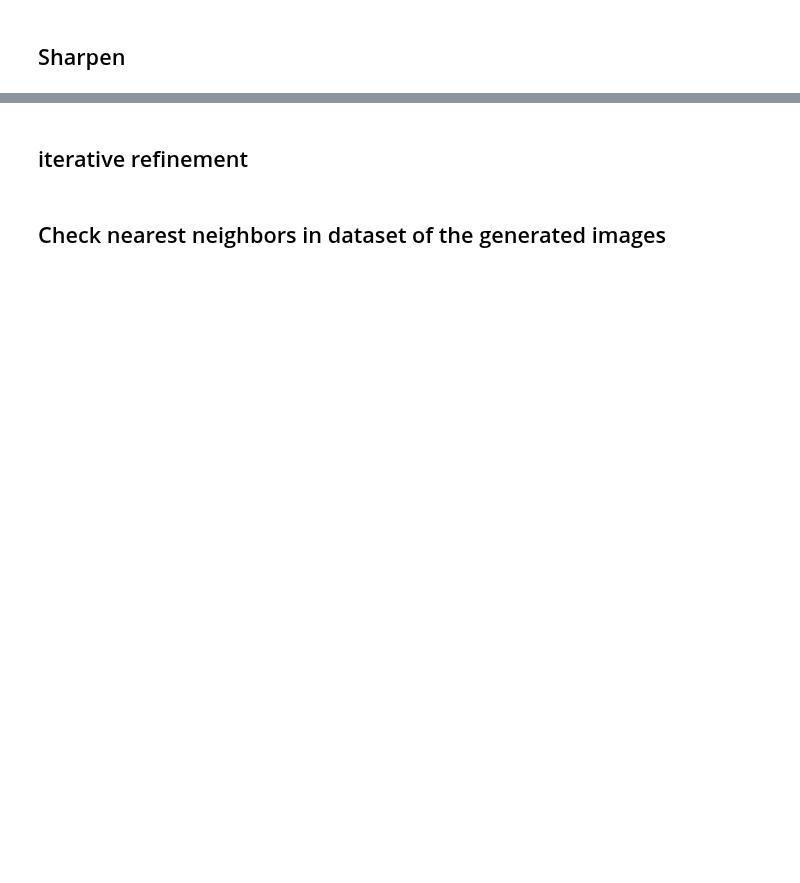
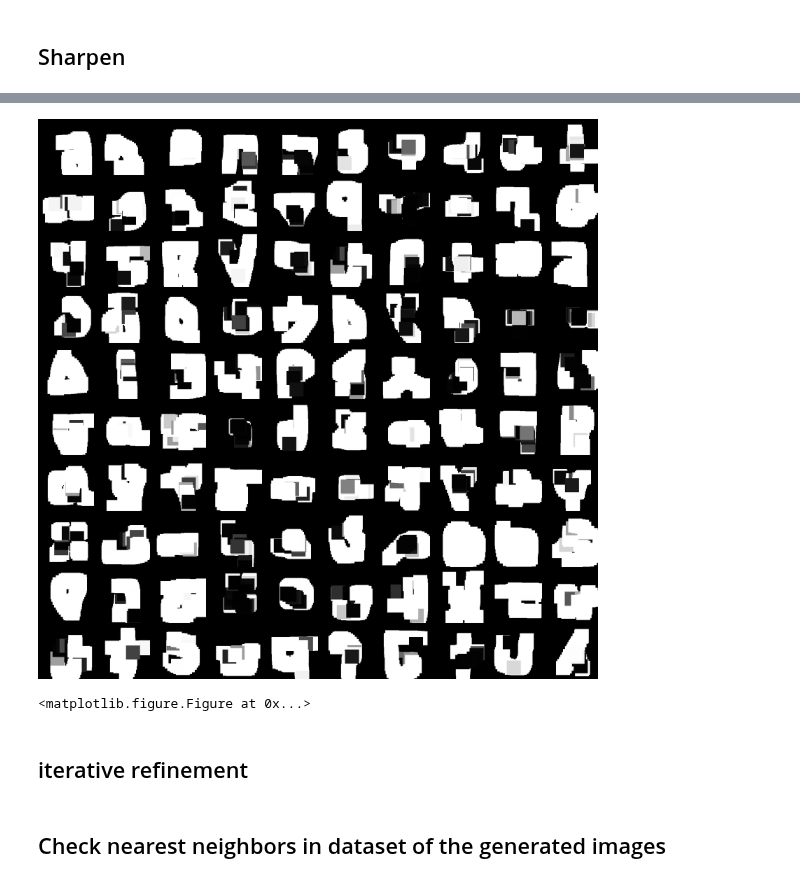
Before and after one commit to mehdidc/feature_generation, a Jupyter notebook: ipynb/brushstroke.ipynb, the cells around one changed output, grey strips where cells are left out. Cells and saved outputs as stored; diff of their text form; code cells hidden in the pictures; blank space fills up the shorter version.

```diff
--- a/ipynb/brushstroke.ipynb
+++ b/ipynb/brushstroke.ipynb
@@ -378,7 +378,8 @@ plt.imshow(patches[0,0], cmap='gray')
 # %%
+from skimage.draw import circle
+
 r = get_repr(X)
 
-from skimage.draw import circle
 
 def sharpen_draw_single(gx, gy, patch, col, w_out, h_out, img=None, mask=None):
     c = patch.shape[0]
@@ -409,41 +410,47 @@ def sharpen_draw(r, S=8):
     else:
         color_indices = None
     patches = layers['brush'].patches_.get_value()
+    patches = np.ones((1, 3, S*7, S*7))
     ph, pw = patches.shape[2:]
     ph, pw = patches.shape[2:]
     rr, cc = circle(ph/2, pw/2, S*3)
-    #patches[:, :, rr, cc] = 1
+    patches[:, :, rr, cc] = 1
     #patches[:] *= texture.transpose((2, 0, 1))[:, 100:100+ph, 100:100+pw]
     w_out = w * S
     h_out = h * S
-
     c = patches.shape[1]
     imgs = np.zeros((r.shape[0], c, h_out, w_out))
     masks = np.zeros_like(imgs)
 
     for t in range(r.shape[1]):
         rt = r[:, t]
         if patch_indices:
             patch_index = rt[:, slice(*patch_indices)].argmax(axis=1)
         else:
             patch_index = np.zeros((rt.shape[0],))
         if color_indices:
             color = (rt[:, slice(*color_indices)])
             color = sigmoid(color)
         else:
             color = np.ones((rt.shape[0], layers['output'].output_shape[1]))
         for i in range(imgs.shape[0]):
             gx = int(sigmoid(rt[i, 0]) * w_out)
             gy = int(sigmoid(rt[i, 1]) * h_out)
             sharpen_draw_single(gx, gy, patches[patch_index[i]], color[i], w_out, h_out, img=imgs[i], mask=masks[i])
     return imgs
 fig = plt.figure(figsize=(10, 10))
-imgs = sharpen_draw(r, S=1)
+imgs = sharpen_draw(r, S=8)
 imgs = imgs * scale[0] + bias[0]
-imgs = 1-sigmoid(imgs)
+imgs = sigmoid(imgs)
+imgs = np.clip(imgs, 0, 1)
+
+#imgs = 1-sigmoid(imgs)
 img = disp_grid(imgs)
 imsave('imgs/sharpen.png', img)
 Image('imgs/sharpen.png')
+# %% [output]
+[figure, added]
+<matplotlib.figure.Figure at 0x...>
 # %% [markdown]
 ## iterative refinement
 # %%
```
Also changed, not shown: parts of 13 cells of this notebook.
